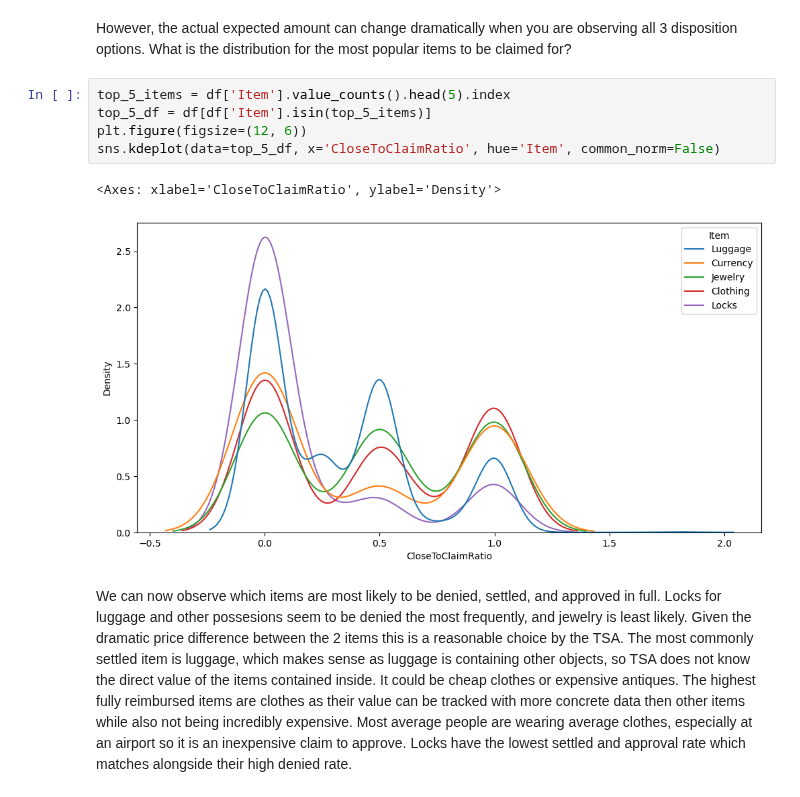
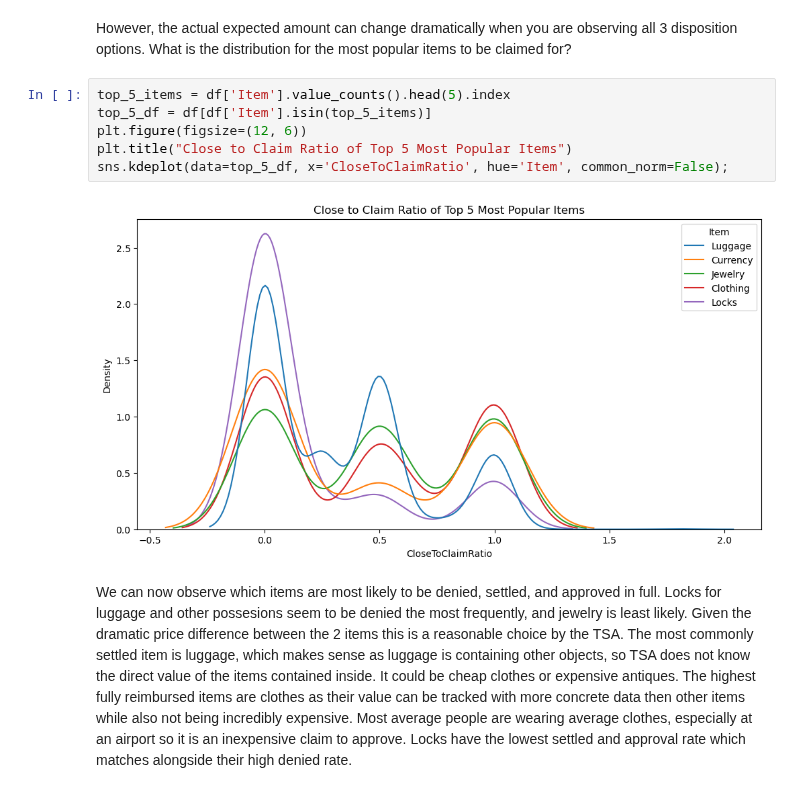
Before and after one commit to iFernandez96/TSA-claim-reimbursement-predictor, a Jupyter notebook: TSA Claim Reimbursement Predictor.ipynb, the cells around one changed output. Saved outputs shown, nothing was run; the diff lists cells and outputs as text.

```diff
--- a/TSA Claim Reimbursement Predictor.ipynb
+++ b/TSA Claim Reimbursement Predictor.ipynb
@@ -247,11 +247,11 @@ However, the actual expected amount can change dramatically when you are observi
 # %%
 top_5_items = df['Item'].value_counts().head(5).index
 top_5_df = df[df['Item'].isin(top_5_items)]
 plt.figure(figsize=(12, 6))
-sns.kdeplot(data=top_5_df, x='CloseToClaimRatio', hue='Item', common_norm=False)
+plt.title("Close to Claim Ratio of Top 5 Most Popular Items")
+sns.kdeplot(data=top_5_df, x='CloseToClaimRatio', hue='Item', common_norm=False);
 # %% [output]
-<Axes: xlabel='CloseToClaimRatio', ylabel='Density'>
-[figure, old version]
+[figure, new version]
 # %% [markdown]
 We can now observe which items are most likely to be denied, settled, and approved in full. Locks for luggage and other possesions seem to be denied the most frequently, and jewelry is least likely. Given the dramatic price difference between the 2 items this is a reasonable choice by the TSA. The most commonly settled item is luggage, which makes sense as luggage is containing other objects, so TSA does not know the direct value of the items contained inside. It could be cheap clothes or expensive antiques. The highest fully reimbursed items are clothes as their value can be tracked with more concrete data then other items while also not being incredibly expensive. Most average people are wearing average clothes, especially at an airport so it is an inexpensive claim to approve. Locks have the lowest settled and approval rate which matches alongside their high denied rate.
 # %%
```
Also changed, not shown: parts of 15 cells of this notebook, 1 other file.
